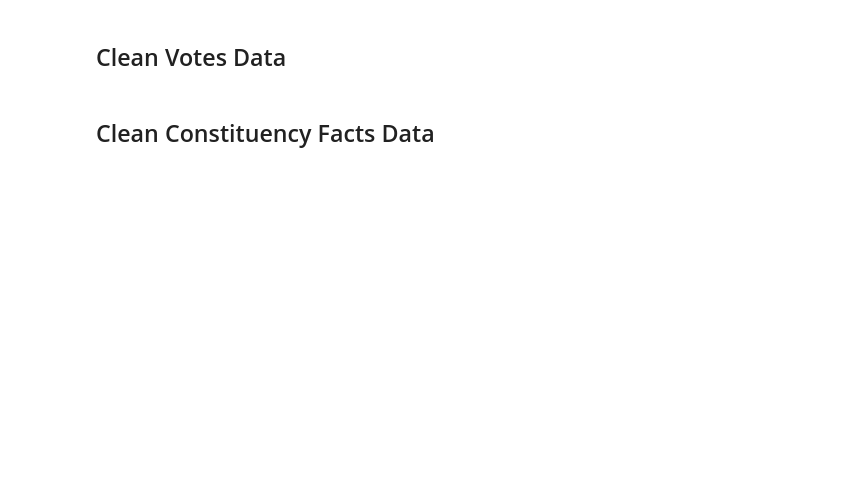
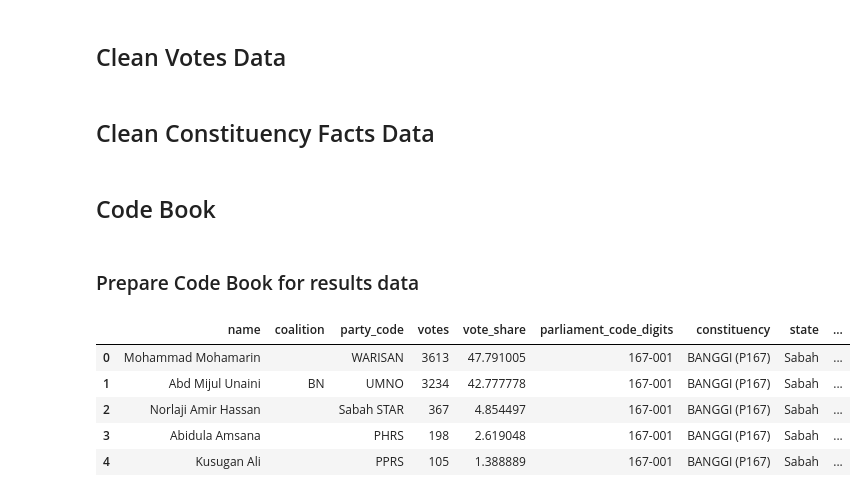
Before and after one commit to Thibico/malaysia-election-data-scraping, a Jupyter notebook: wrangling_and_cleaning_The_Star_2018.ipynb, the cells around one changed output. Cells and saved outputs as stored; diff of their text form; code cells hidden in the pictures; blank space fills up the shorter version.

Commit message:
Added code books

```diff
--- a/wrangling_and_cleaning_The_Star_2018.ipynb
+++ b/wrangling_and_cleaning_The_Star_2018.ipynb
@@ -113,9 +113,9 @@ def clean_votes(raw_df):
         vote_info = vote_regex.search(row['number_of_voters'])
         vote_groups = vote_info.groupdict()
 
-        ## Star's vote share calculation shows share as a percentage of eligible voters
+        ## Star's vote share calculation shows share as a percentage of registered voters
         ## instead of total vote. So we will calculate it ourselves below.
-        vote_share_of_eligible_voters = vote_groups['vote_share']
+        vote_share_of_registered_voters = vote_groups['vote_share']
 
         votes = parse_comma_sep_num(vote_groups['votes'])
 
@@ -128,13 +128,14 @@ def clean_votes(raw_df):
         constituency = row['panel_name']
 
         ## Clean state
-        state = row['state_region']
+        ## Split upper camel case string into individual words
+        state = ''.join(' ' + char if char.isupper() else char.strip() for char in row['state_region']).strip()
 
         #print(votes)
 
 
         new_row = {'name':name, 'coalition':coalition, 'party_code':party_code,
-                  'votes':votes, 'vote_share_of_eligible_voters':vote_share_of_eligible_voters,
+                  'votes':votes, 'vote_share_of_registered_voters':vote_share_of_registered_voters,
                   'parliament_code_digits':parliament_code_digits,
                   'constituency':constituency, 'state':state}
         clean_df = clean_df.append(new_row, ignore_index=True)
@@ -159,7 +160,7 @@ def clean_votes(raw_df):
     clean_df_merged_with_total = pd.merge(clean_df_merged_with_winner, total_votes_list,
                                           how="left", on=["parliament_code_digits"])
 
-    ## Star's vote share calculation shows share as a percentage of eligible voters
+    ## Star's vote share calculation shows share as a percentage of registered voters
     ## instead of total vote. So we will calculate it ourselves
     clean_df_merged_with_total['vote_share'] = clean_df_merged_with_total \
          .apply(lambda row: 100*row['votes']/row['total_votes'] if row['total_votes'] != 0 else 0,
@@ -252,3 +255,16 @@ parliament_facts = clean_facts(append_all(parliament_fact_paths))
 state_facts.to_csv('data/cleaned/the_star/constituency_info_'+str(election_year)+'_states.csv')
 # %%
 parliament_facts.to_csv('data/cleaned/the_star/constituency_info_'+str(election_year)+'_parliament.csv')
+# %% [markdown]
+## Code Book
+# %% [markdown]
+### Prepare Code Book for results data
+# %%
+state_votes.head(5)
+# %% [output]
+|  | name | coalition | party_code | votes | vote_share | parliament_code_digits | constituency | state | ... |
+| 0 | Mohammad Mohamarin |  | WARISAN | 3613 | 47.791005 | 167-001 | BANGGI (P167) | Sabah | ... |
+| 1 | Abd Mijul Unaini | BN | UMNO | 3234 | 42.777778 | 167-001 | BANGGI (P167) | Sabah | ... |
+| 2 | Norlaji Amir Hassan |  | Sabah STAR | 367 | 4.854497 | 167-001 | BANGGI (P167) | Sabah | ... |
+| 3 | Abidula Amsana |  | PHRS | 198 | 2.619048 | 167-001 | BANGGI (P167) | Sabah | ... |
+| 4 | Kusugan Ali |  | PPRS | 105 | 1.388889 | 167-001 | BANGGI (P167) | Sabah | ... |
```
Also changed, not shown: parts of 18 cells of this notebook, 12 other files.
